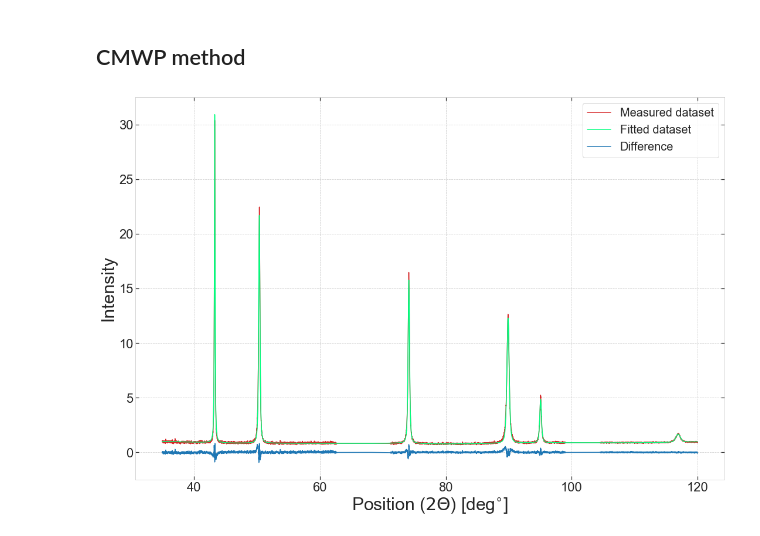
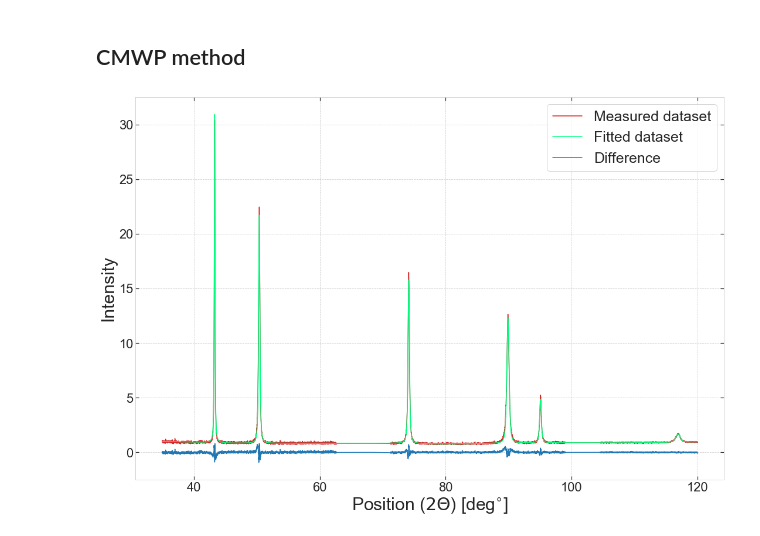
Before and after one commit to masterdesky/ELTE-applied-physics-2019, a Jupyter notebook: VI. X-ray line profile analysis/notebooks/rva.ipynb, the cells around one changed output. Drawn from its saved outputs; the diff is of its cells as text; code cells hidden in the pictures.

```diff
--- a/VI. X-ray line profile analysis/notebooks/rva.ipynb
+++ b/VI. X-ray line profile analysis/notebooks/rva.ipynb
@@ -57,7 +57,7 @@ sns.set_style({'axes.axisbelow': True,
                'ytick.left': True,
                'ytick.right': True})
 # %%
-figsave_dir = '../Documentation/report/img_src/'
+figsave_dir = '../Documentation/report/src/img_src/'
 figsave_format = 'pdf'
 figsave_dpi = 150
 
@@ -319,28 +319,28 @@ dat_4_cmwp = np.genfromtxt(data_dir + '4.int.4.dat')
 # %%
 fig, axes = plt.subplots(figsize=(18,12))
 
 axislabelsize = 30
 axisticksize = 22
-legendsize = 20
+legendsize = 25
 
 axes.plot(dat_4_cmwp[:,0], dat_4_cmwp[:,1],
           color='tab:red', label='Measured dataset')
 axes.plot(dat_4_cmwp[:,0], dat_4_cmwp[:,2],
           color='springgreen', label='Fitted dataset')
 axes.plot(dat_4_cmwp[:,0], dat_4_cmwp[:,3],
           color='tab:blue', label='Difference')
 
 axes.set_xlabel('Position ($2 \Theta$) [deg$^{\circ}$]', fontsize=axislabelsize)#, fontweight='bold')
 axes.set_ylabel('Intensity', fontsize=axislabelsize)#, fontweight='bold')
 
 axes.tick_params(axis='both', which='major', labelsize=axisticksize)
 
 plt.legend(loc='upper right', fontsize=legendsize)
 
 plt.savefig(figsave_dir +
             'CMWP_fit.' + figsave_format,
             format=figsave_format,
             dpi=figsave_dpi)
 plt.show()
 # %% [output]
-[figure, old version]
+[figure, new version]
```
Also changed, not shown: parts of 7 cells of this notebook, 21 other files.
